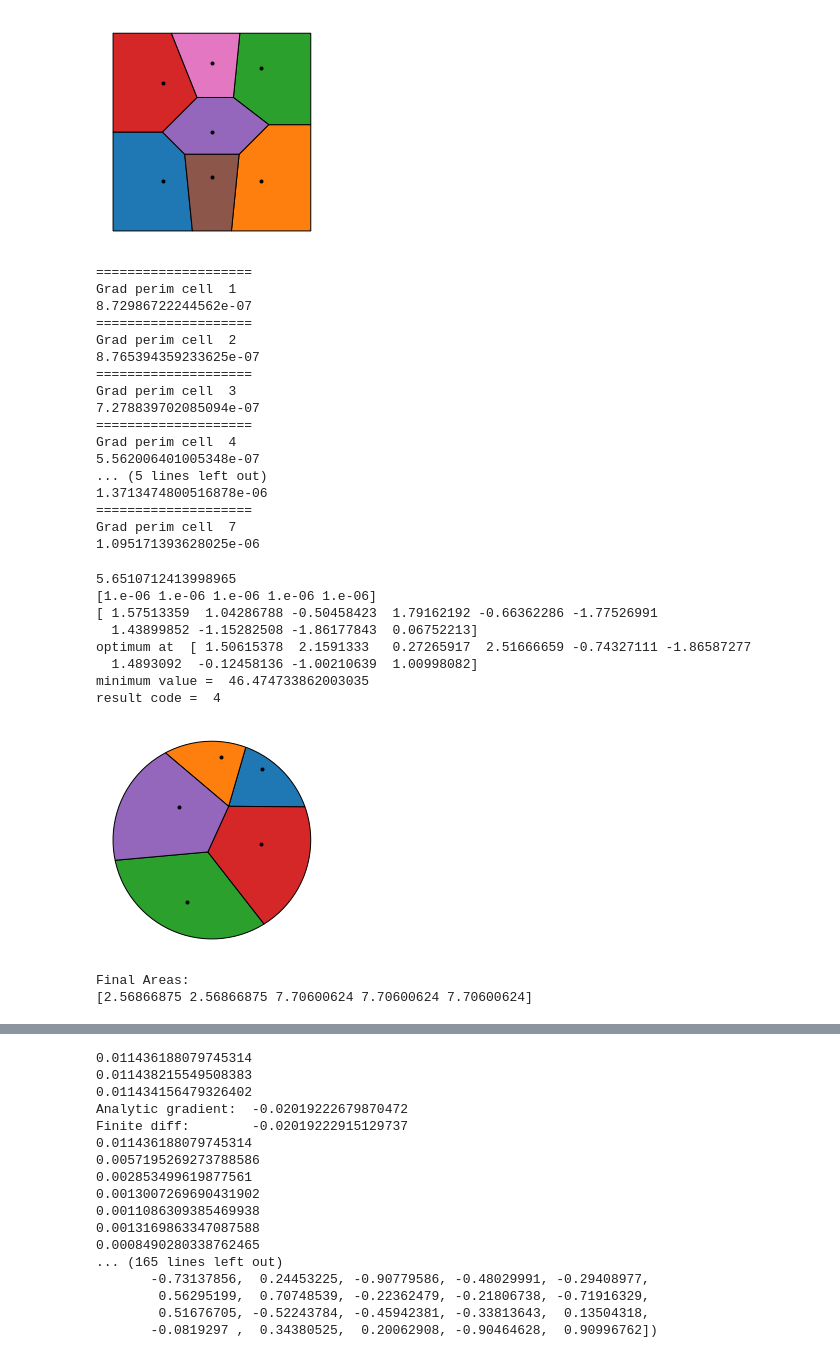
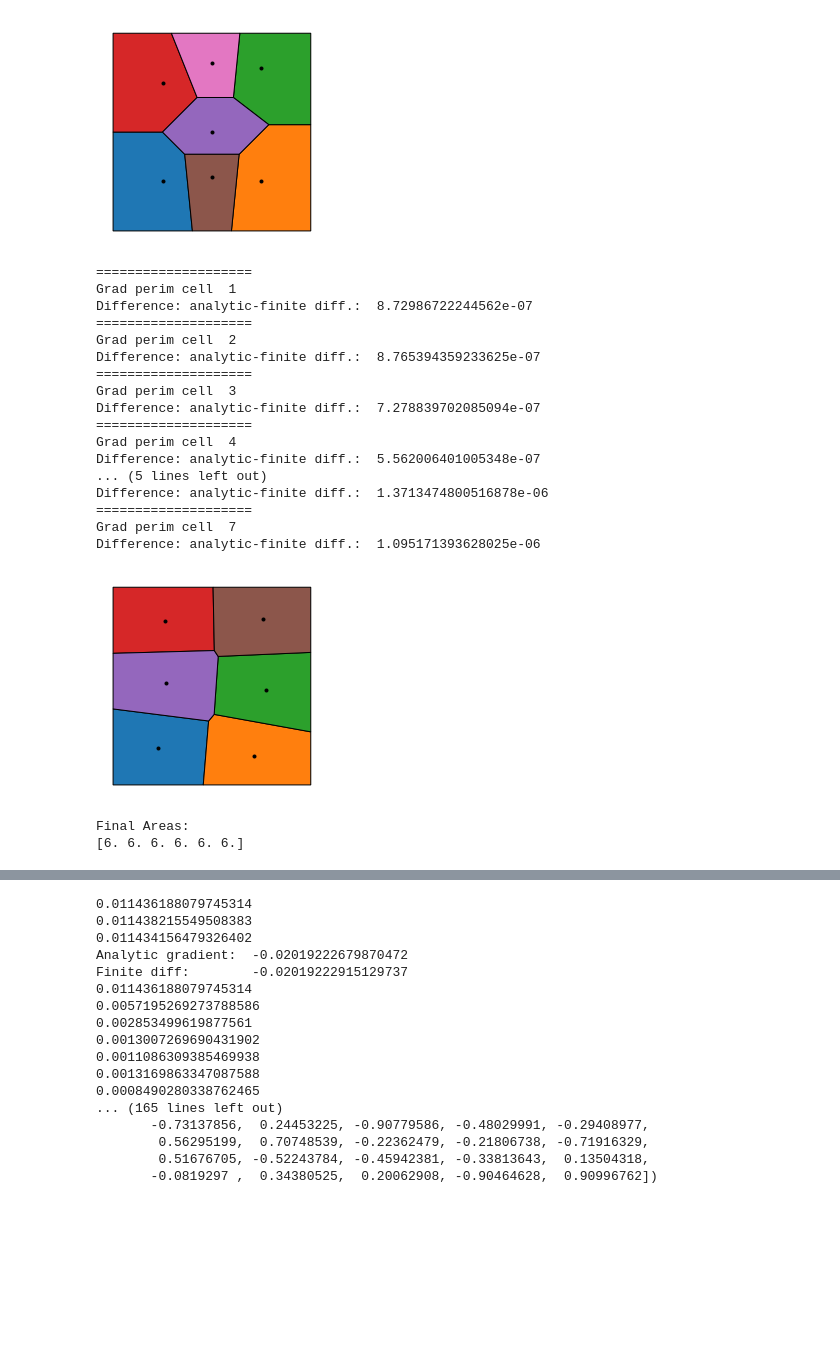
Before and after one commit to bbogo/LongestShortestPartitions, a Jupyter notebook: GradientVoronoi/VoronoiInit.ipynb, the cells around one changed output, grey strips where cells are left out. Saved outputs shown, nothing was run; the diff lists cells and outputs as text; code cells hidden in the pictures; blank space fills up the shorter version.

```diff
--- a/GradientVoronoi/VoronoiInit.ipynb
+++ b/GradientVoronoi/VoronoiInit.ipynb
@@ -287,4 +245,6 @@ print(bnd)
 # %%
+# compute areas of Voronoi regions inside a polygon
+
 def AreaVoronoi(coords,poly):
     coords = np.reshape(coords,(-1,2))
     ps, bnd, areas, vor, ridge_pts = PolyVoronoi(coords,poly,debug=0,fact=10)
@@ -299,6 +259,7 @@ def AreaVoronoi(coords,poly):
 
     return areas
 
+# compute perimeters of Voronoi regions inside a polygon
 def PerimVoronoi(coords,poly,plotting=0,save_string=None):
     coords = np.reshape(coords,(-1,2))
     ps, bnd, areas, vor, ridge_pts = PolyVoronoi(coords,poly,debug=0,fact=100,plotting=plotting,save_string=save_string)
@@ -313,6 +274,7 @@ def PerimVoronoi(coords,poly,plotting=0,save_string=None):
 
     return perims
 
+# compute gradients of the areas w.r.t. Voronoi points
 def AreaFuncGrad(coords,poly):
     coords = np.reshape(coords,(-1,2))
     ps, bnd, areas, vor, ridge_vert = PolyVoronoi(coords,poly,debug=0,fact=100)
@@ -340,28 +302,21 @@ def AreaFuncGrad(coords,poly):
         lseg = np.linalg.norm(seg)
         normal = (seg)/np.linalg.norm(seg) # normal pointing from cell 1 towards cell 2
 
-        #print(ridge)
         pridge = LineString([vridge[0,:],vridge[1,:]])
         common = pridge.intersection(poly)       # common edge
-        #print(common)
-        #print(common)
         if common.is_empty==0:
             ccoords = np.array(common.coords)
-            #print(ccoords)
-            #plt.plot(ccoords[:,0],ccoords[:,1])
             mid = (point1+point2)/2
 
             vseg = ccoords[1,:]-ccoords[0,:]
 
             orvec = np.dot(np.append(seg,0),np.append(vseg,0))
-            orient = 1#np.sign(orvec)
-            #print("Orient=",orient)
+            orient = 1
 
             len1 = np.linalg.norm(mid-ccoords[0,:])
             len2 = np.linalg.norm(mid-ccoords[1,:])
             length = np.linalg.norm(vseg)
-            #print("Length=",length)
-            # normal part
+
             nv = np.dot(e1,normal)/2*length
             ngrad[2*i1,i1] = ngrad[2*i1,i1]+nv     # cell i1
             ngrad[2*i2,i1] = ngrad[2*i2,i1]+nv
@@ -393,11 +348,11 @@ def AreaFuncGrad(coords,poly):
             tgrad[2*i1+1,i2] = tgrad[2*i1+1,i2]-tv     # cell i2
             tgrad[2*i2+1,i2] = tgrad[2*i2+1,i2]+tv
 
-            #print(ccoords)
-    #plt.show()
+
     grad = tgrad+ngrad
     return areas, grad
 
+# gradient of perimeter using finite differences
 def PerimFDGrad(coords,poly):
     n = len(coords)
     a0 = PerimVoronoi(coords,poly)
@@ -419,6 +374,7 @@ def PerimFDGrad(coords,poly):
 import warnings
 warnings.filterwarnings('error')
 
+# derivative of circumcenter
 def CircumcenterDer(coords,DirA):
 
     A = coords[0,:]
@@ -451,7 +407,7 @@ def CircumcenterDer(coords,DirA):
     return Center, np.array([Derx,Dery])
 
 
-
+# gradient of the perimeter of Voronoi cells inside a polygon
 def PerimFuncGrad(coords,poly,plotting=0):
     from numpy.linalg import norm
     coords = np.reshape(coords,(-1,2))
@@ -698,9 +654,7 @@ perims, g = PerimFuncGrad(coords,outer_poly)
 for i in range(0,len(coords)):
     print("====================")
     print("Grad perim cell ",i+1)
-    #print(G[:,i])
-    #print(g[:,i])
-    print(np.max(G[:,i]-g[:,i]))
+    print("Difference: analytic-finite diff.: ",np.max(G[:,i]-g[:,i]))
 
     #print("Analytic: ",i+1)
     #print(g[:,i])
@@ -711,22 +665,25 @@ for i in range(0,len(coords)):
 [figure]
 ====================
 Grad perim cell  1
-8.72986722244562e-07
+Difference: analytic-finite diff.:  8.72986722244562e-07
 ====================
 Grad perim cell  2
-8.765394359233625e-07
+Difference: analytic-finite diff.:  8.765394359233625e-07
 ====================
 Grad perim cell  3
-7.278839702085094e-07
+Difference: analytic-finite diff.:  7.278839702085094e-07
 ====================
 Grad perim cell  4
-5.562006401005348e-07
+Difference: analytic-finite diff.:  5.562006401005348e-07
 ... (5 lines left out)
-1.3713474800516878e-06
+Difference: analytic-finite diff.:  1.3713474800516878e-06
 ====================
 Grad perim cell  7
-1.095171393628025e-06
+Difference: analytic-finite diff.:  1.095171393628025e-06
 # %%
+# Voronoi cells with area constraints and perimeter minimization
+# - capacity constrained.
+
 def EqualAreasVoronoiMinPerim(init,poly,fact=100,areaC=None,nitLloyd=10,save_string=None):
     totarea = poly.area;
 
@@ -740,7 +697,6 @@ def EqualAreasVoronoiMinPerim(init,poly,fact=100,areaC=None,nitLloyd=10,save_str
     else:
         meanareas = areaC*totarea
 
-    print(meanarea)
     coords = init
 
     for it in range(0,nitLloyd):
@@ -792,17 +748,16 @@ def EqualAreasVoronoiMinPerim(init,poly,fact=100,areaC=None,nitLloyd=10,save_str
 
     opt.set_min_objective(myfunc)
     tol = 1e-6*np.ones(len(init))
-    print(tol)
     opt.add_inequality_mconstraint(c, tol)
     opt.set_xtol_rel(1e-6)
     opt.set_ftol_rel(1e-6)
     initialization = init.flatten()
-    print(initialization)
+    #print(initialization)
     xres = opt.optimize(initialization)
     minf = opt.last_optimum_value()
-    print("optimum at ", xres)
-    print("minimum value = ", minf)
-    print("result code = ", opt.last_optimize_result())
+    #print("optimum at ", xres)
+    #print("minimum value = ", minf)
+    #print("result code = ", opt.last_optimize_result())
 
 
 
@@ -836,46 +791,38 @@ yy = 3*np.sin(thetas)
 
 
 
 c = np.zeros((len(xx),2))
 c[:,0] = xx
 c[:,1] = yy
 
 outer_poly= c
 
 oPcircle = Polygon(outer_poly)
 
 
 
-
-case = 1
+# some test cases
+case = 2
 
 try:
     if(case==1):
         coords = random_points_within(oP, 5)
         areaC = np.array([0.1,0.1,0.3,0.3,0.3])
         areaC = areaC/np.sum(areaC)
         res = EqualAreasVoronoiMinPerim(coords,oPcircle,nitLloyd=10,areaC=areaC,save_string="VorDisk5_non_equal")
     if(case==2):
         coords = random_points_within(oP, 6)
         res = EqualAreasVoronoiMinPerim(coords,oP,nitLloyd=10,areaC=None,save_string="VorDisk6equal")
     if(case==3):
         coords = random_points_within(oP, 10)
         res = EqualAreasVoronoiMinPerim(coords,oP,nitLloyd=10,areaC=None,save_string="VorDisk10equal")
 
 except:
     print("Nlopt failed!")
 # %% [output]
+[figure, new version]
-5.6510712413998965
-[1.e-06 1.e-06 1.e-06 1.e-06 1.e-06]
-[ 1.57513359  1.04286788 -0.50458423  1.79162192 -0.66362286 -1.77526991
-  1.43899852 -1.15282508 -1.86177843  0.06752213]
-optimum at  [ 1.50615378  2.1591333   0.27265917  2.51666659 -0.74327111 -1.86587277
-  1.4893092  -0.12458136 -1.00210639  1.00998082]
-minimum value =  46.474733862003035
-result code =  4
+Final Areas:
+[6. 6. 6. 6. 6. 6.]
-[figure, old version]
-Final Areas:
-[2.56866875 2.56866875 7.70600624 7.70600624 7.70600624]
 # %%
 # Equilateral triangle
 outer_poly = np.array([[-1,-0.5],[1,-0.5],
```
Also changed, not shown: parts of 4 cells of this notebook.
